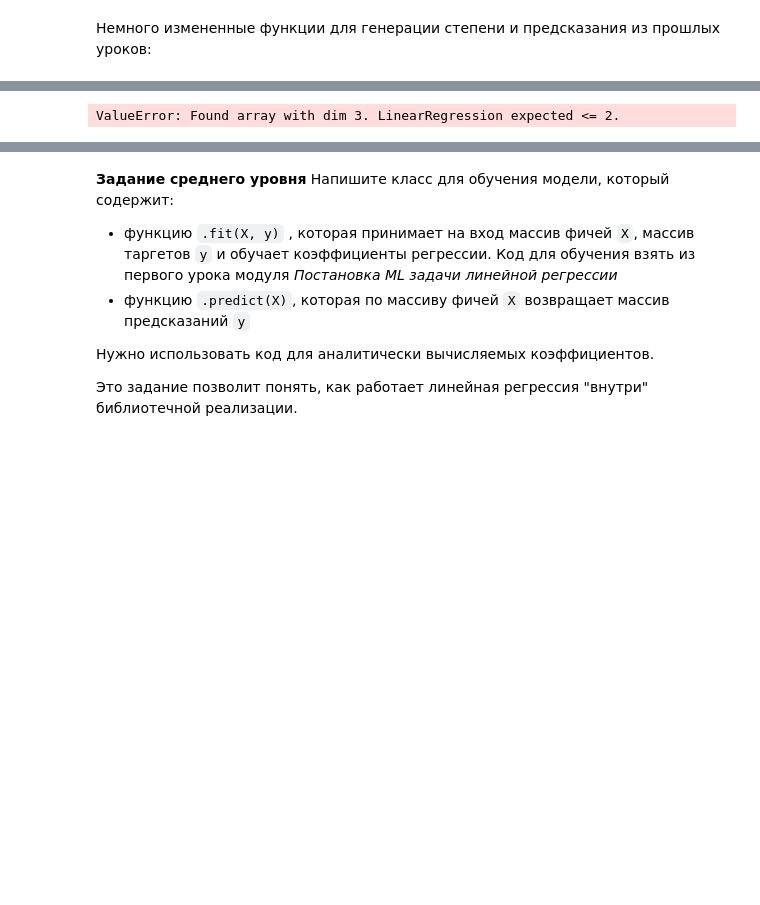
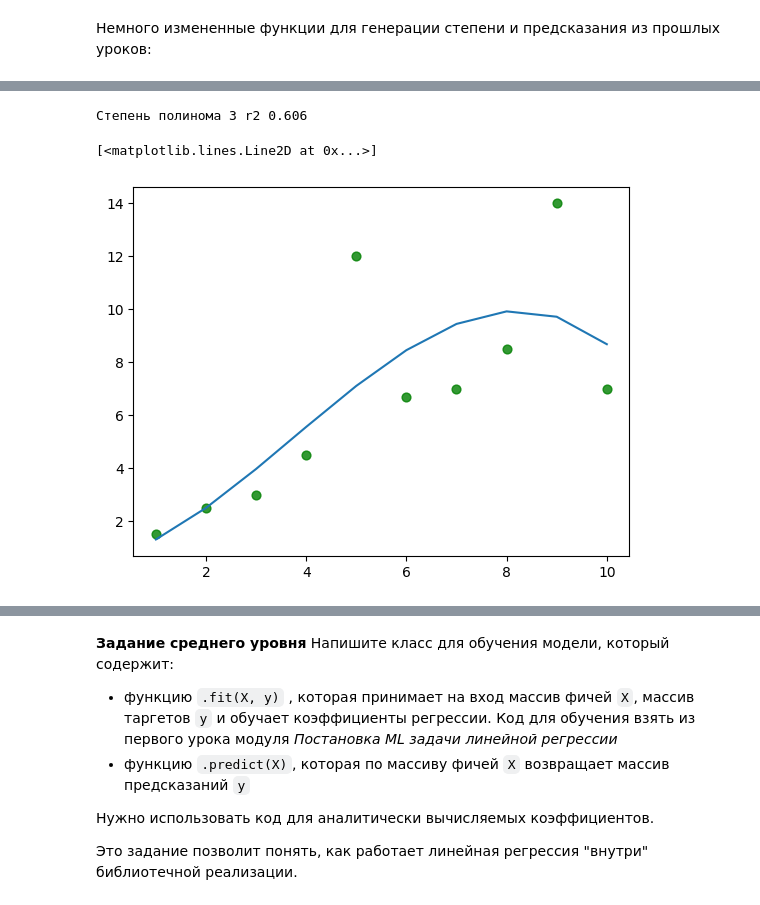
Before and after one commit to scomarae/SkillBox, a Jupyter notebook: Копия_блокнота_"3_11_Домашняя_работа".ipynb, the cells around one changed output, grey strips where cells are left out. Cells and saved outputs as stored; diff of their text form; code cells hidden in the pictures; blank space fills up the shorter version.

```diff
--- a/Копия_блокнота_"3_11_Домашняя_работа".ipynb
+++ b/Копия_блокнота_"3_11_Домашняя_работа".ipynb
@@ -58,13 +85,15 @@ def generate_degrees(source_data: list, degree: int):
 # %%
 degree = 3
 
-X = generate_degrees(x, degree)
+X = generate_degrees(x, degree).reshape(-1, degree)
 
 model = LinearRegression().fit(X, y)
 y_pred = model.predict(X)
 error = r2_score(y, y_pred)
 print("Степень полинома %d r2 %.3f" % (degree, error))
 plt.scatter(x, y, 40, 'g', 'o', alpha=0.8, label='data')
 plt.plot(x, y_pred)
 # %% [output]
-ValueError: Found array with dim 3. LinearRegression expected <= 2.
+Степень полинома 3 r2 0.606
+[<matplotlib.lines.Line2D at 0x...>]
+[figure, added]
```
Also changed, not shown: parts of 11 cells of this notebook.
